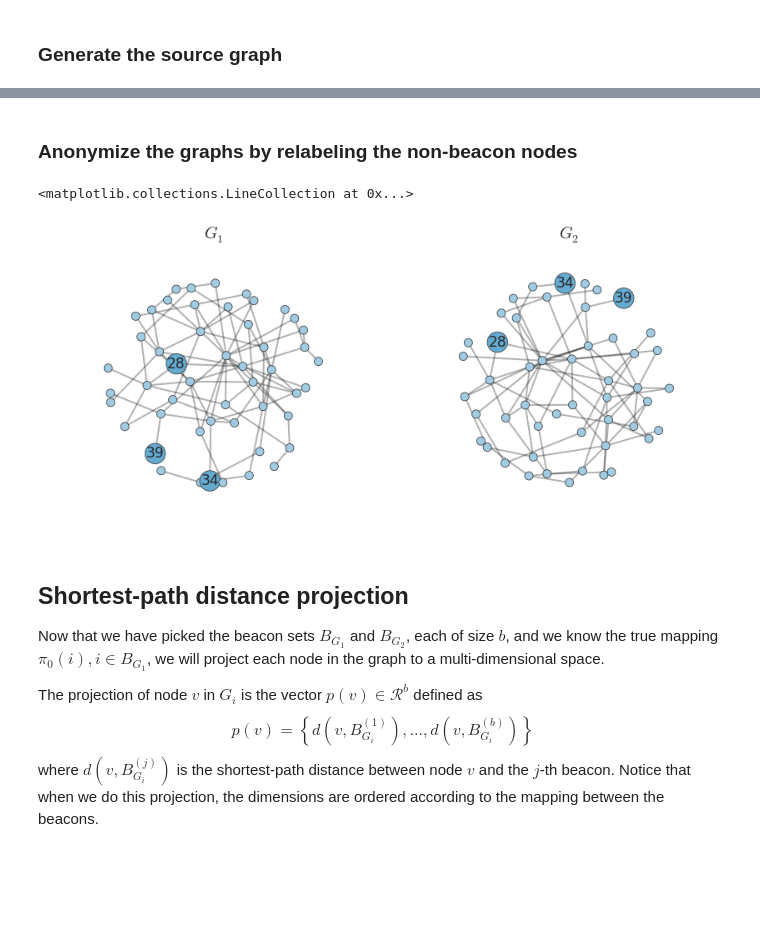
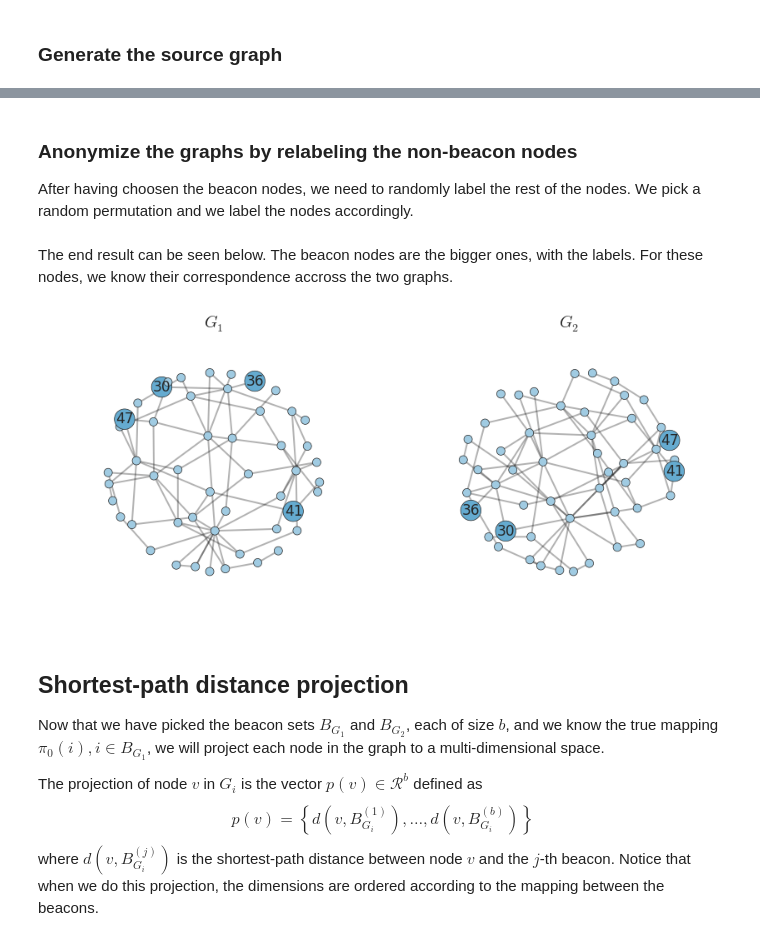
Before and after one commit to harrymvr/graph-isomorphism, a Jupyter notebook: graph-isomorphisms.ipynb, the cells around one changed output, grey strips where cells are left out. Cells and saved outputs as stored; diff of their text form; code cells hidden in the pictures; blank space fills up the shorter version.

```diff
--- a/graph-isomorphisms.ipynb
+++ b/graph-isomorphisms.ipynb
@@ -87,29 +52,14 @@ def find_beacons_sample(G, num_of_beacons=3, seed=hash_string('find_beacons_samp
     from numpy.random import RandomState
     prng = RandomState(seed)
     degrees = np.array(nx.degree(G).values())
-    return prng.choice(np.arange(len(degrees)), num_of_beacons, p=degrees *1./sum(degrees) )
+    return prng.choice(np.arange(len(degrees)), num_of_beacons, p=degrees *1./sum(degrees), replace=False )
 
 def find_beacons_sample_inverse(G, num_of_beacons=3, seed=hash_string('find_beacons_sample')):
     # Sample a beacon based on its degree
     from numpy.random import RandomState
     prng = RandomState(seed)
     degrees = np.array(nx.degree(G).values())
-    return prng.choice(np.arange(len(degrees)), num_of_beacons, p=(1./degrees) *1./sum(1./degrees) )
-
-def visualize_beacons(G, beacons):
-    labels = {}
-    node_colors=[]
-    node_sizes=[]
-    for i,node in enumerate(G.nodes()):
-        node_colors.append('#65abd0')
-        node_sizes.append(600)
-        if node in beacons :
-            labels[node] = node
-        else:
-            labels[node] = ''
-            node_colors[i] = '#A0CBE2'
-            node_sizes[i] = 100
-    return (labels, node_colors, node_sizes)
+    return prng.choice(np.arange(len(degrees)), num_of_beacons, p=(1./degrees) *1./sum(1./degrees), replace=False )
 # %% [markdown]
 ### Generate the source graph
 # %%
@@ -135,33 +78,19 @@ beacons_G1 = find_beacons_sample_inverse(G1,3)
 beacons_G2 = beacons_G1
-# %% [markdown]
-### Anonymize the graphs by relabeling the non-beacon nodes
+# %% [markdown]
+### Anonymize the graphs by relabeling the non-beacon nodes
+After having choosen the beacon nodes, we need to randomly label the rest of the nodes. We pick a random permutation and we label the nodes accordingly.
 # %%
 rest_of_nodes = [x for x in G1.nodes() if x not in beacons_G1]
 
 anonymous_mapping = dict(zip(beacons_G1,beacons_G1))
 anonymous_mapping.update(zip(rest_of_nodes,np.random.permutation(rest_of_nodes)))
 G2 = nx.relabel_nodes(G2,anonymous_mapping, copy=True)
-# %%
-plt.subplot(121)
-plt.axis('off')
-plt.title('$G_1$')
-(labels, node_colors, node_sizes) = visualize_beacons(G1, beacons_G1)
-pos = nx.spring_layout(G1, weight=None)
-nx.draw_networkx_nodes(G1, pos, node_color=node_colors, node_size=node_sizes, font_size=18)
-nx.draw_networkx_labels(G1, pos, font_size=17, labels=labels, font_color = '#262626')
-nx.draw_networkx_edges(G1, pos, width=2, alpha=0.3)
-
-plt.subplot(122)
-plt.axis('off')
-plt.title('$G_2$')
-(labels, node_colors, node_sizes) = visualize_beacons(G2, beacons_G2)
-pos = nx.spring_layout(G2, weight=None)
-nx.draw_networkx_nodes(G2, pos, node_color=node_colors, node_size=node_sizes, font_size=18)
-nx.draw_networkx_labels(G2, pos, font_size=17, labels=labels, font_color = '#262626')
-nx.draw_networkx_edges(G2, pos, width=2, alpha=0.3)
-# %% [output]
-<matplotlib.collections.LineCollection at 0x...>
-[figure, removed]
+# %% [markdown]
+The end result can be seen below. The beacon nodes are the bigger ones, with the labels. For these nodes, we know their correspondence accross the two graphs.
+# %%
+giso.plot_graphs(G1, G2, beacons_G1, beacons_G2)
+# %% [output]
+[figure, added]
 # %% [markdown]
 ## Shortest-path distance projection
 Now that we have picked the beacon sets $B_{G_1}$ and $B_{G_2}$, each of size $b$, and we know the true mapping $\pi_0(i), i \in B_{G_1}$, we will project each node in the graph to a multi-dimensional space.
```
Also changed, not shown: parts of 46 cells of this notebook, 1 other file.
